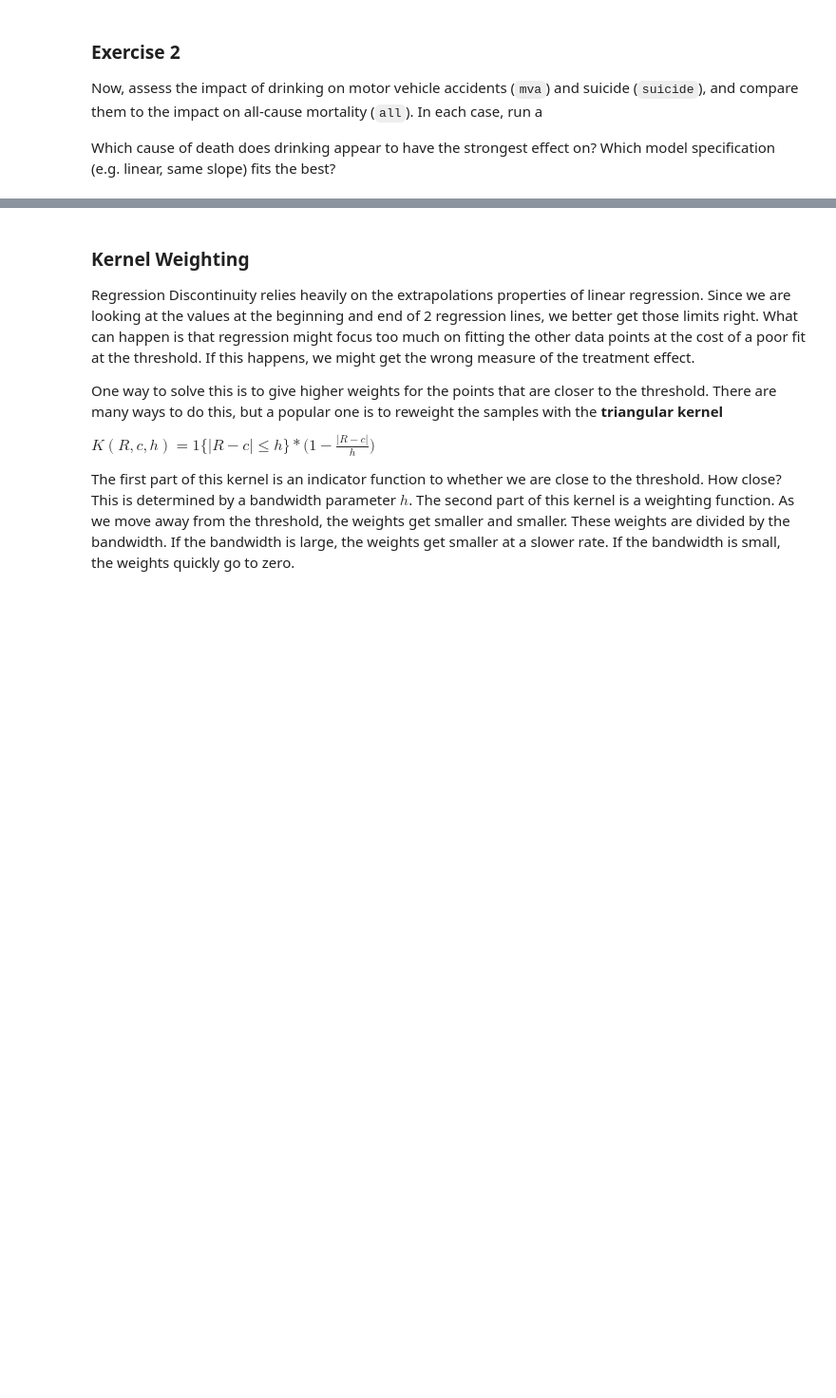
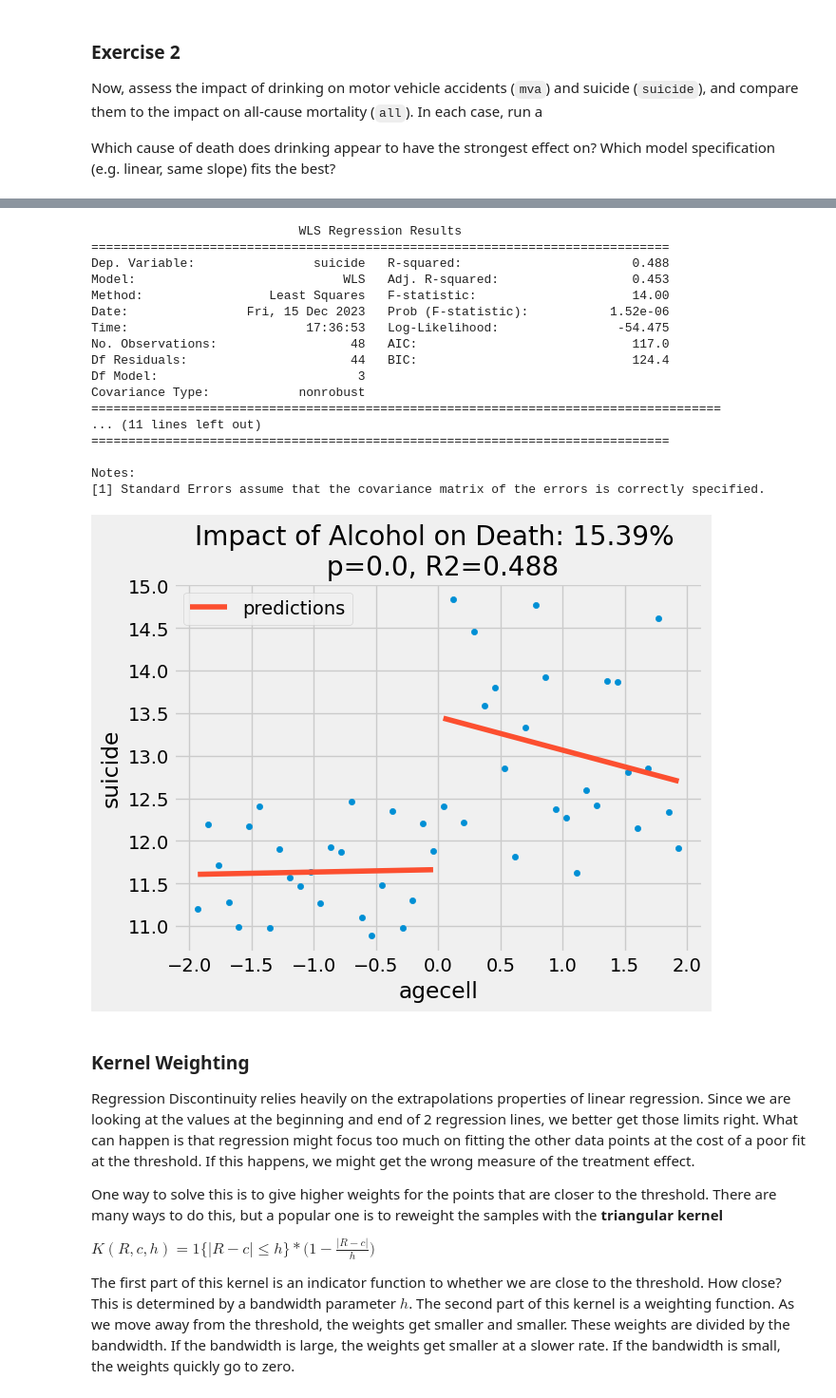
Before and after one commit to mizukihiruma/QM2, a Jupyter notebook: notebooks/W10. Regression Discontinuity.ipynb, the cells around one changed output, grey strips where cells are left out. Shown at 95% size. Saved outputs shown, nothing was run; the diff lists cells and outputs as text; code cells hidden in the pictures; blank space fills up the shorter version.

```diff
--- a/notebooks/W10. Regression Discontinuity.ipynb
+++ b/notebooks/W10. Regression Discontinuity.ipynb
@@ -320,3 +319,33 @@ Notes:
+# %%
+rdd_df = drinking.assign(threshold=(drinking["agecell"] > 0).astype(int))
+var='suicide'
+model_mva = smf.wls(f"{var}~ agecell * threshold", rdd_df).fit()
+print(model_mva.summary())
+
+ate_pct = 100*((model_mva.params["threshold"] + model_mva.params["Intercept"])/model_mva.params["Intercept"] - 1)
+ax = drinking.plot.scatter(x="agecell", y=var, color="C0")
+drinking.assign(predictions=model_mva.fittedvalues).plot(x="agecell", y="predictions", ax=ax, color="C1")
+plt.title(f"Impact of Alcohol on Death: {np.round(ate_pct, 2)}% \n p={np.round(model_mva.pvalues['threshold'], 3)}, R2={np.round(model_mva.rsquared, 3)}")
+plt.show()
+# %% [output]
+                            WLS Regression Results
+==============================================================================
+Dep. Variable:                suicide   R-squared:                       0.488
+Model:                            WLS   Adj. R-squared:                  0.453
+Method:                 Least Squares   F-statistic:                     14.00
+Date:                Fri, 15 Dec 2023   Prob (F-statistic):           1.52e-06
+Time:                        17:36:53   Log-Likelihood:                -54.475
+No. Observations:                  48   AIC:                             117.0
+Df Residuals:                      44   BIC:                             124.4
+Df Model:                           3
+Covariance Type:            nonrobust
+=====================================================================================
+... (11 lines left out)
+==============================================================================
+
+Notes:
+[1] Standard Errors assume that the covariance matrix of the errors is correctly specified.
+[figure, added]
 # %% [markdown]
 ### Kernel Weighting
 
```
Also changed, not shown: parts of 5 cells of this notebook.
